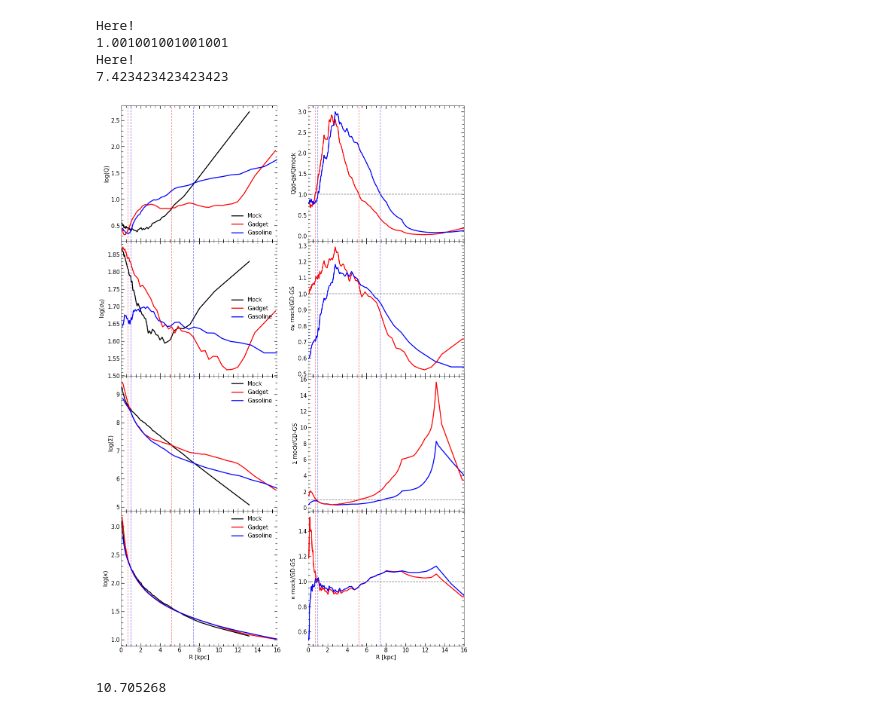
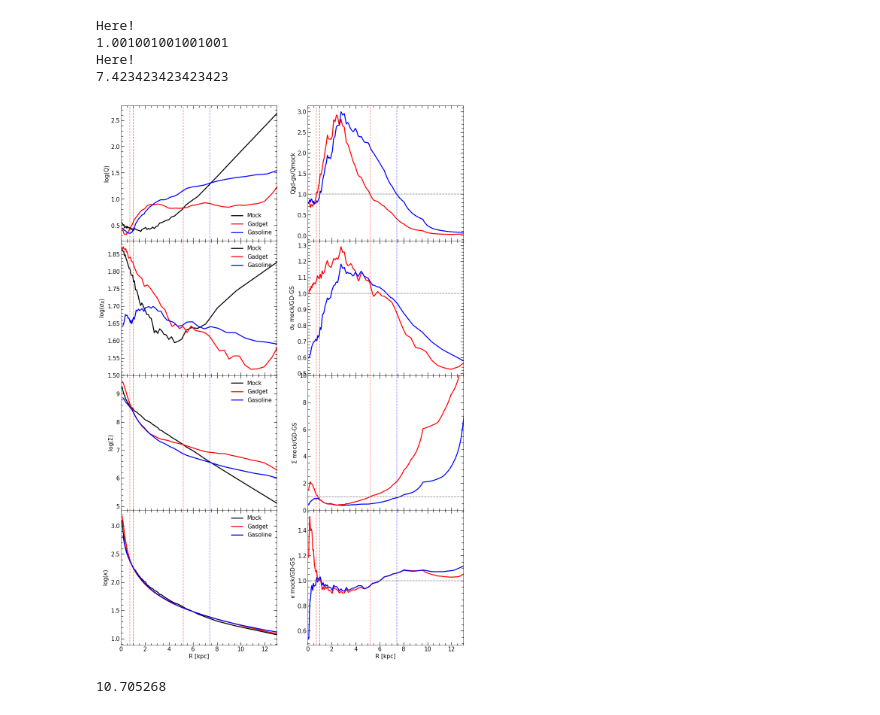
Before and after one commit to ornemarioni/Barras_GdGs, a Jupyter notebook: Barras_Gd/programs/Q_comparing_galaxies.ipynb, the cells around one changed output. Cells and saved outputs as stored; diff of their text form; code cells hidden in the pictures.

```diff
--- a/Barras_Gd/programs/Q_comparing_galaxies.ipynb
+++ b/Barras_Gd/programs/Q_comparing_galaxies.ipynb
@@ -245,7 +247,7 @@ ax[0,0].tick_params( labelsize=15)
 ax[0,0].tick_params('both', length=5, width=1.2,which='minor', direction='in', right=True,top=True)
 ax[0,0].tick_params('both', length=8, width=1.2,which='major', direction='in', right=True,top=True)
 ax[0,0].set_ylabel('log(Q)',fontsize=15)
-ax[0,0].set_xlim(0,16)
+ax[0,0].set_xlim(0,13)
 # ax[0,0].set_ylim(0.6,1)
 ax[0,0].axvline(x=0.7127127127127126 ,ls='--',color='r',alpha=0.5)
 ax[0,0].axvline(x=5.197197197197197 ,ls='--',color='r',alpha=0.5)
@@ -321,7 +323,7 @@ ax[2,1].tick_params( labelsize=15)
 ax[2,1].tick_params('both', length=5, width=1.2,which='minor', direction='in', right=True,top=True)
 ax[2,1].tick_params('both', length=8, width=1.2,which='major', direction='in', right=True,top=True)
 ax[2,1].set_ylabel('$\Sigma$ mock/GD-GS',fontsize=15)
-# ax[2,1].set_xlim(0,16)
+ax[2,1].set_ylim(0,10)
 ax[2,1].axvline(x=0.7127127127127126 ,ls='--',color='r',alpha=0.5)
 ax[2,1].axvline(x=5.197197197197197 ,ls='--',color='r',alpha=0.5)
 ax[2,1].axvline(x=1.001001001001001 ,ls='--',color='b',alpha=0.5)
@@ -335,34 +337,36 @@ ax[3,0].plot(M33GS_rbin, np.log10(M33GS_kappa),'-', lw=2.5, color='b', label= 'G
 ax[3,0].minorticks_on()
 ax[3,0].tick_params( labelsize=15)
 ax[3,0].tick_params('both', length=5, width=1.2,which='minor', direction='in', right=True,top=True)
 ax[3,0].tick_params('both', length=8, width=1.2,which='major', direction='in', right=True,top=True)
 ax[3,0].set_ylabel('log($\kappa$)',fontsize=15)
 ax[3,0].set_xlabel('R [kpc]',fontsize=15)
 # ax[3,0].set_xlim(0,16)
 ax[3,0].axvline(x=0.7127127127127126 ,ls='--',color='r',alpha=0.5)
 ax[3,0].axvline(x=5.197197197197197 ,ls='--',color='r',alpha=0.5)
 ax[3,0].axvline(x=1.001001001001001 ,ls='--',color='b',alpha=0.5)
 ax[3,0].axvline(x=7.423423423423423 ,ls='--',color='b',alpha=0.5)
 ax[3,0].legend(frameon=False, fontsize=15)
 
 ax[3,1].plot(rbin, KGD/Kmk,'-', lw=2.5, color='r')
 ax[3,1].plot(rbin, KGS/Kmk,'-', lw=2.5, color='b')
 ax[3,1].minorticks_on()
 ax[3,1].tick_params( labelsize=15)
 ax[3,1].tick_params('both', length=5, width=1.2,which='minor', direction='in', right=True,top=True)
 ax[3,1].tick_params('both', length=8, width=1.2,which='major', direction='in', right=True,top=True)
 ax[3,1].set_ylabel('$\kappa$ mock/GD-GS',fontsize=15)
 ax[3,1].set_xlabel('R [kpc]',fontsize=15)
 # ax[3,1].set_xlim(0,16)
 ax[3,1].axvline(x=0.7127127127127126 ,ls='--',color='r',alpha=0.5)
 ax[3,1].axvline(x=5.197197197197197 ,ls='--',color='r',alpha=0.5)
 ax[3,1].axvline(x=1.001001001001001 ,ls='--',color='b',alpha=0.5)
 ax[3,1].axvline(x=7.423423423423423 ,ls='--',color='b',alpha=0.5)
 ax[3,1].axhline(y=1. ,ls='--',color='gray')
 
+fig.savefig('/home/omarioni/Barras_GdGs/Barras_Gd/_imagenes/Q_comparison_mock_bulge.pdf', dpi = 100, xxbox_inches='tight')
+
 plt.show()
 # %% [output]
-[figure, old version]
+[figure, new version]
 # %%
 import numpy as np
 
```
Also changed, not shown: parts of 2 cells of this notebook.
